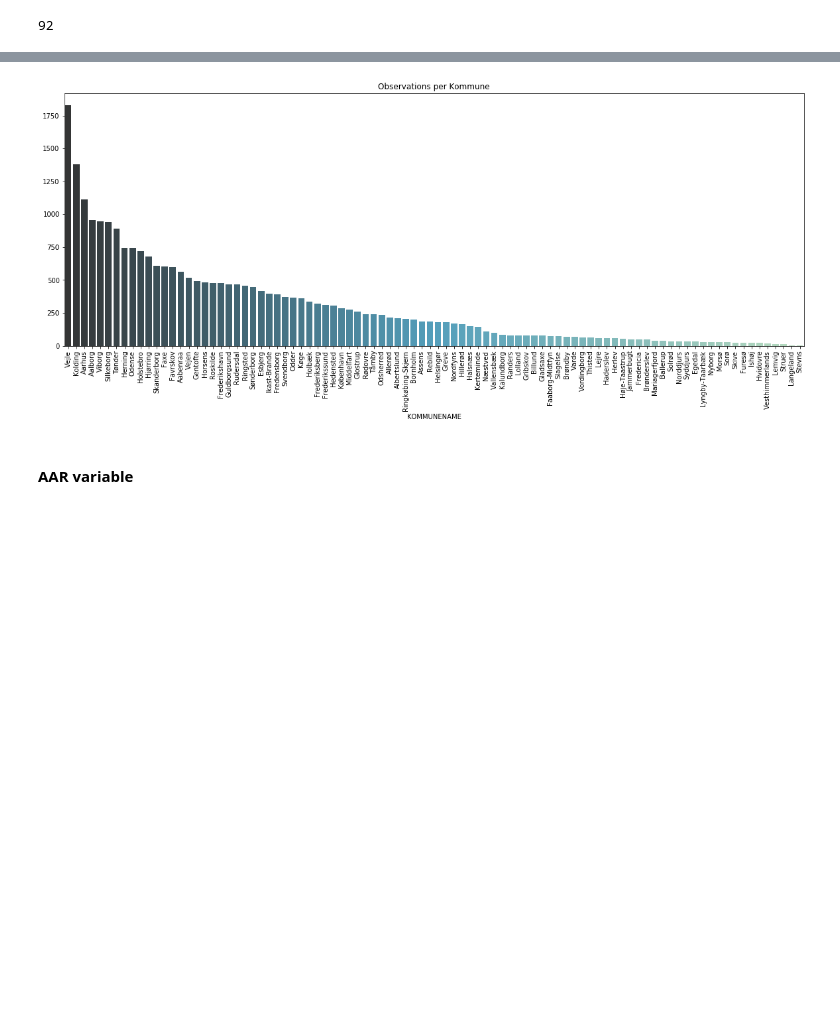
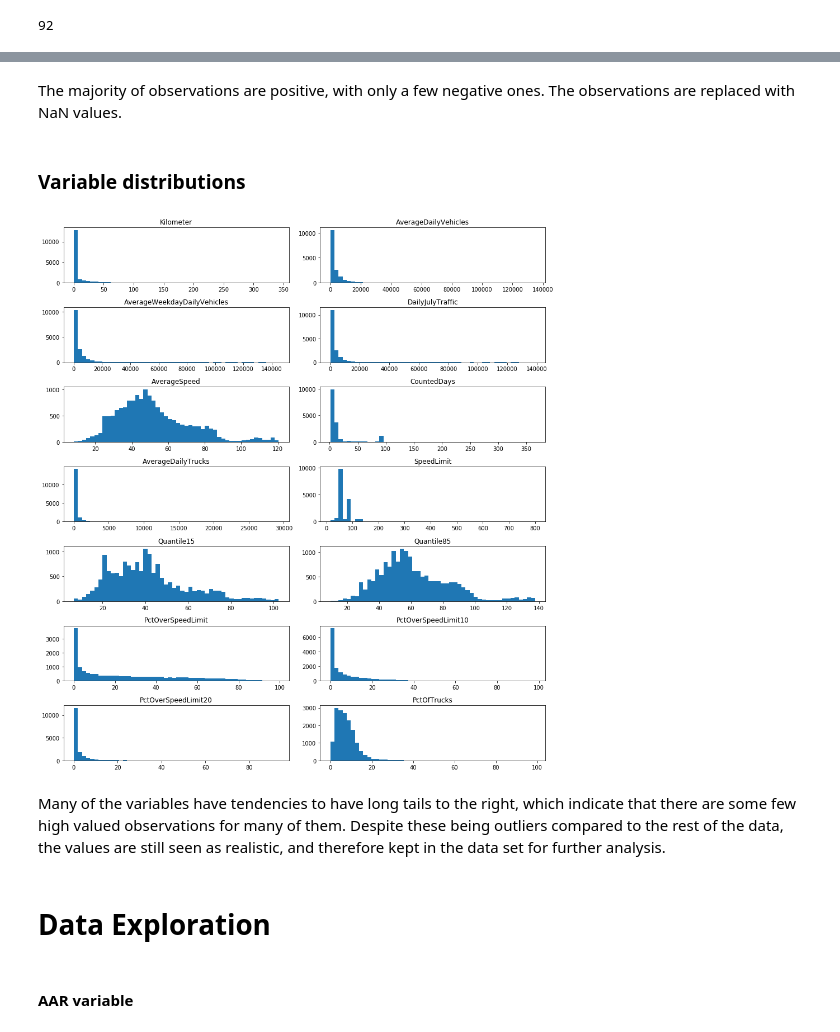
Before and after one commit to IncioMan/socialdata, a Jupyter notebook: Final Project/Dataset exploration.ipynb, the cells around one changed output, grey strips where cells are left out. Cells and saved outputs as stored; diff of their text form; code cells hidden in the pictures; blank space fills up the shorter version.

```diff
--- a/Final Project/Dataset exploration.ipynb
+++ b/Final Project/Dataset exploration.ipynb
@@ -97,0 +122,3 @@ traffic_data.describe()
+# %%
+traffic_data = traffic_data.dropna(subset=['Municipality']).reset_index(drop=True)
+traffic_data.isna().sum()
@@ -97,0 +149,3 @@ traffic_data.describe()
+# %%
+traffic_data = traffic_data.drop(columns=["AE10Low", "AE10High"])
+traffic_data = traffic_data.dropna().reset_index(drop=True)
@@ -114,4 +192,4 @@ inverse_dictionary = dict(zip(kommune_code, kommune_name))
 # %%
 #Remove observations with unexsting kommune code
-traffic_data = traffic_data[traffic_data.KOMMUNE.isin(kommune_dictionary.values())]
+traffic_data = traffic_data[traffic_data.Municipality.isin(kommune_dictionary.values())]
 # %%
@@ -131,0 +279,28 @@ array([101, 147, 151, 153, 157, 159, 161, 163, 165, 167, 169, 173, 175,
+# %% [markdown]
+The majority of observations are positive, with only a few negative ones. The observations are replaced with NaN values.
+# %%
+num = traffic_data._get_numeric_data()
+num
+num[num < 0] = np.nan
+if traffic_data.PctOfTrucks.max() > 100:
+    traffic_data.PctOfTrucks.replace([traffic_data.PctOfTrucks.max()], np.nan, inplace = True)
+# %% [markdown]
+### Variable distributions
+# %%
+cols_to_plot = ['Kilometer', 'AverageDailyVehicles',
+       'AverageWeekdayDailyVehicles', 'DailyJulyTraffic',
+       'AverageSpeed', 'CountedDays',
+       'AverageDailyTrucks', 'SpeedLimit', 'Quantile15', 'Quantile85',
+       'PctOverSpeedLimit', 'PctOverSpeedLimit10', 'PctOverSpeedLimit20',
+       'PctOfTrucks']
+
+fig = plt.figure(figsize=(13,14))
+for i in range(len(cols_to_plot)):
+    fig.add_subplot(7, 2, i+1)
+    plt.hist(pd.to_numeric(traffic_data[cols_to_plot[i]]), bins = 50)
+    plt.title(cols_to_plot[i])
+    plt.tight_layout()
+
+plt.show()
+# %% [output]
+[figure, added]
@@ -132 +312,5 @@ array([101, 147, 151, 153, 157, 159, 161, 163, 165, 167, 169, 173, 175,
+# %% [markdown]
+Many of the variables have tendencies to have long tails to the right, which indicate that there are some few high valued observations for many of them. Despite these being outliers compared to the rest of the data, the values are still seen as realistic, and therefore kept in the data set for further analysis.
+# %% [markdown]
+# Data Exploration
 # %%
@@ -134,11 +318,9 @@ traffic_data['KOMMUNENAME'] = traffic_data.KOMMUNE.map(inverse_dictionary)
 # %%
 plt.figure(figsize=(20,7))
 plt.title("Observations per Kommune")
-df = traffic_data.groupby('KOMMUNENAME').FID.count().sort_values(ascending = False)
+df = traffic_data.groupby('MunicipalityName').FID.count().sort_values(ascending = False)
 ax = sns.barplot(df.keys(), df.values, order=df.keys(), palette="GnBu_d")
 plt.setp(ax.get_xticklabels(), rotation=90);
-# %% [output]
-[figure, removed]
 # %% [markdown]
 #### AAR variable
 # %%
```
Also changed, not shown: parts of 59 cells of this notebook, 1 other file.
